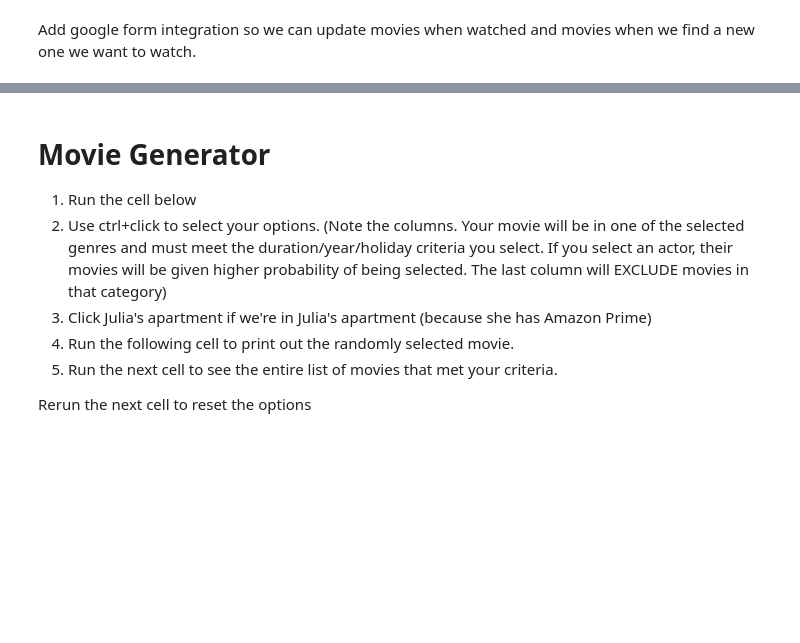
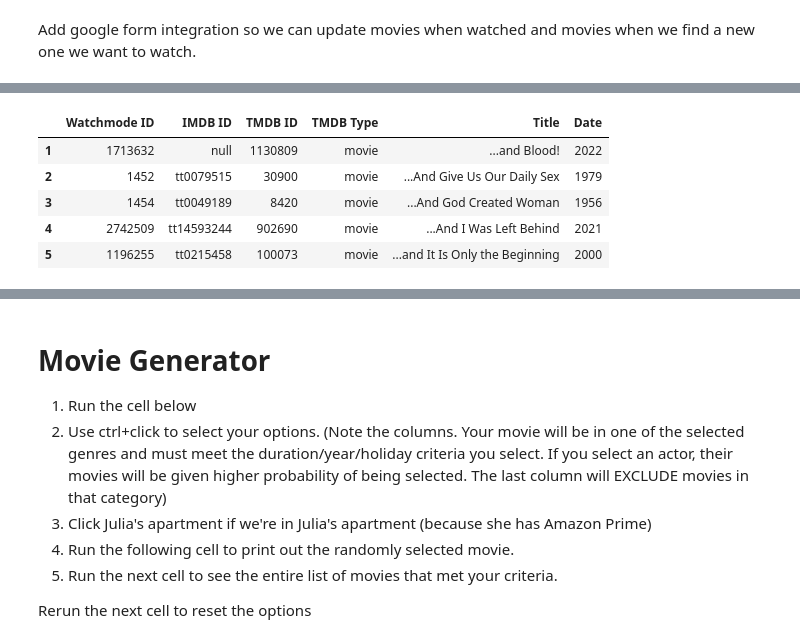
Before and after one commit to julia-e-ma/movies, a Jupyter notebook: RandomMovieGenerator.ipynb, the cells around one changed output, grey strips where cells are left out. Saved outputs shown, nothing was run; the diff lists cells and outputs as text; code cells hidden in the pictures; blank space fills up the shorter version.

```diff
--- a/RandomMovieGenerator.ipynb
+++ b/RandomMovieGenerator.ipynb
@@ -64,0 +81,9 @@ worksheet.update([movies.columns.values.tolist()] + movies.values.tolist())
+# %%
+id_map.head()
+# %% [output]
+|  | Watchmode ID | IMDB ID | TMDB ID | TMDB Type | Title | Date |
+| 1 | 1713632 | null | 1130809 | movie | ...and Blood! | 2022 |
+| 2 | 1452 | tt0079515 | 30900 | movie | ...And Give Us Our Daily Sex | 1979 |
+| 3 | 1454 | tt0049189 | 8420 | movie | ...And God Created Woman | 1956 |
+| 4 | 2742509 | tt14593244 | 902690 | movie | ...And I Was Left Behind | 2021 |
+| 5 | 1196255 | tt0215458 | 100073 | movie | ...and It Is Only the Beginning | 2000 |
```
Also changed, not shown: parts of 24 cells of this notebook.
